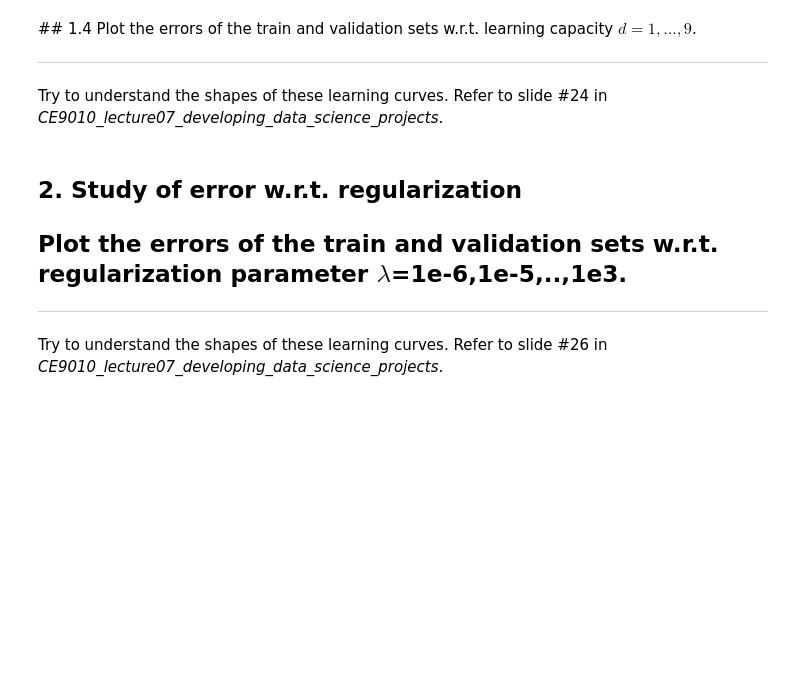
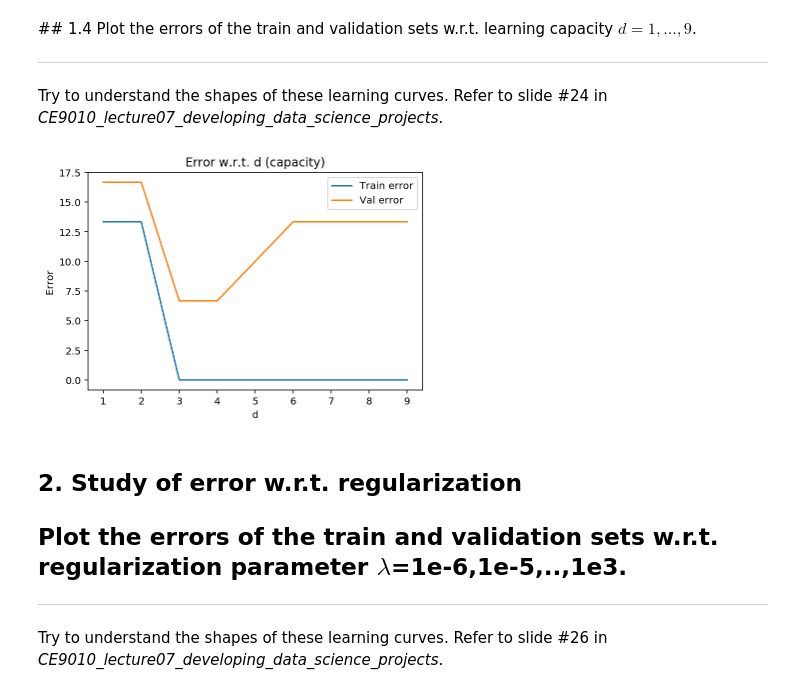
Before and after one commit to xqxqc/CE9010_2018, a Jupyter notebook: tutorials/my_tutorial06.ipynb, the cells around one changed output. Cells and saved outputs as stored; diff of their text form; code cells hidden in the pictures; blank space fills up the shorter version.

```diff
--- a/tutorials/my_tutorial06.ipynb
+++ b/tutorials/my_tutorial06.ipynb
@@ -181,13 +182,13 @@ print(train_X.shape)
 train_y = train_data[:,2][:,None]
 
 #YOUR CODE HERE
+# compute solution w
 reg = 0
+train_w_solution, train_loss_solution = compute_w_solution(train_X,train_y,reg)
+print('train loss=',train_loss_solution[0][0])
 
-train_w_solution, train_loss_solution = compute_w_solution(train_X,train_y,reg)
-print('train loss=',train_loss_solution)
-
-train_error = compute_error(train_X,w_solution,train_y)
-print('train error=',train_error)
+# compute accuracy
+print('train error=',compute_error(train_X,train_w_solution,train_y))
 
 # plot decision boundary
 plot_decision_boundary(train_X,train_w_solution,train_data,'Decision boundary for train set',1)
@@ -206,13 +207,8 @@ val_X = poly.fit_transform(val_data[:,0:2])
 val_y = val_data[:,2][:,None]
 
 #YOUR CODE HERE
-reg = 0
-
-val_w_solution, val_loss_solution = compute_w_solution(val_X,val_y,reg)
-print('val loss=',val_loss_solution)
-
-val_error = compute_error(val_X,train_w_solution,val_y)
-print('val error=',val_error)
+# compute accuracy
+print('val error=',compute_error(val_X,train_w_solution,val_y))
 
 # plot decision boundary
 plot_decision_boundary(val_X,train_w_solution,val_data,'Decision boundary for val set',1)
@@ -228,34 +223,36 @@ Try to understand the shapes of these learning curves. Refer to slide #24 in  *C
 # %%
 # List of values of the polynomial degree d
 list_d = list(range(1,10))
 
 train_error_tab = np.zeros(len(list_d))
 val_error_tab = np.zeros(len(list_d))
 
 for i,d in enumerate(list_d):
 
     poly = PolynomialFeatures(d)
 
-    train_X = #YOUR CODE HERE
-    train_w_solution, train_loss_solution = #YOUR CODE HERE
-    train_error = #YOUR CODE HERE
+    train_X = poly.fit_transform(train_data[:,0:2]) #YOUR CODE HERE
+    train_w_solution, train_loss_solution = compute_w_solution(train_X,train_y,reg)#YOUR CODE HERE
+    train_error = compute_error(train_X,train_w_solution,train_y)#YOUR CODE HERE
     train_error_tab[i] = train_error
 
-    val_X = #YOUR CODE HERE
-    val_error = #YOUR CODE HERE
+    val_X = poly.fit_transform(val_data[:,0:2])#YOUR CODE HERE
+    val_error = compute_error(val_X,train_w_solution,val_y)#YOUR CODE HERE
     val_error_tab[i] = val_error
 
 
 # plot
 x = list_d
 plt.figure(1)
 plt.plot(x, train_error_tab,label='Train error'.format(i=1))
 plt.plot(x, val_error_tab,label='Val error'.format(i=2))
 plt.legend(loc='best')
 plt.title('Error w.r.t. d (capacity)')
 plt.xlabel('d')
 plt.ylabel('Error')
 plt.show()
+# %% [output]
+[figure, added]
 # %% [markdown]
 ## 2. Study of error w.r.t. regularization
 
```
Also changed, not shown: parts of 6 cells of this notebook, 1 other file.
